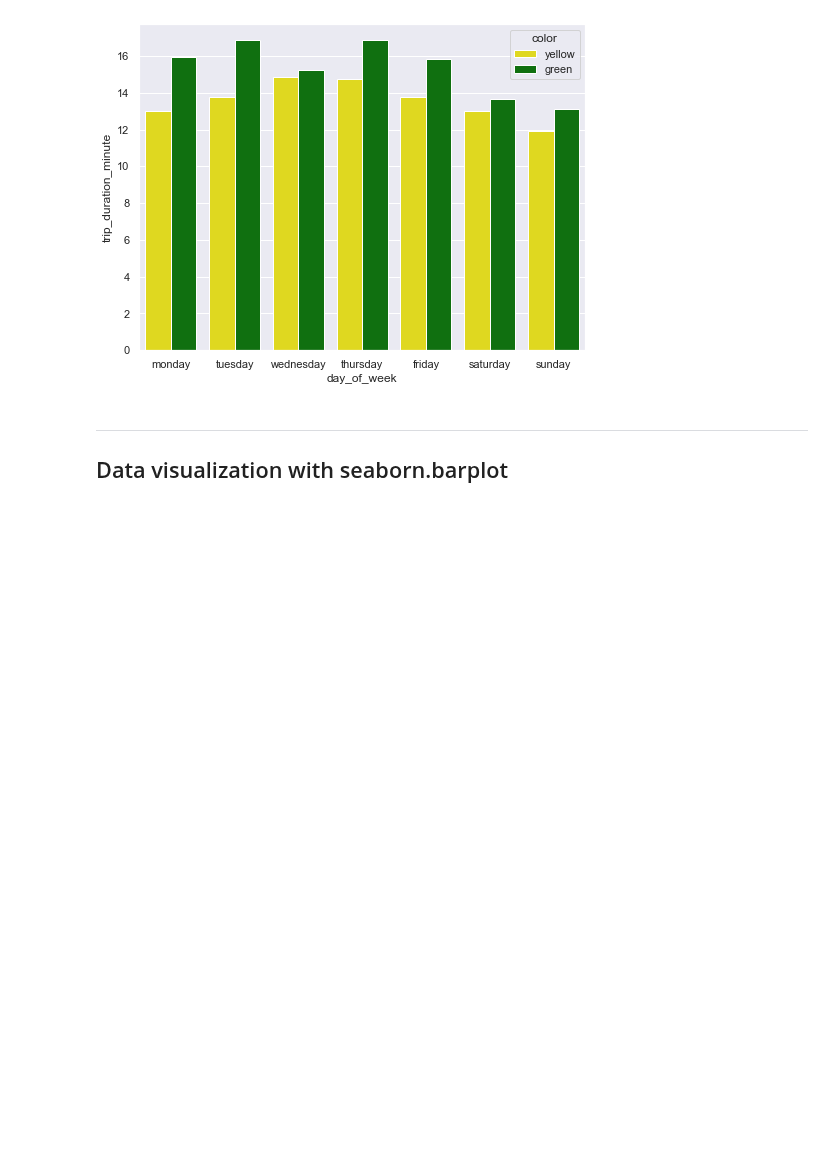
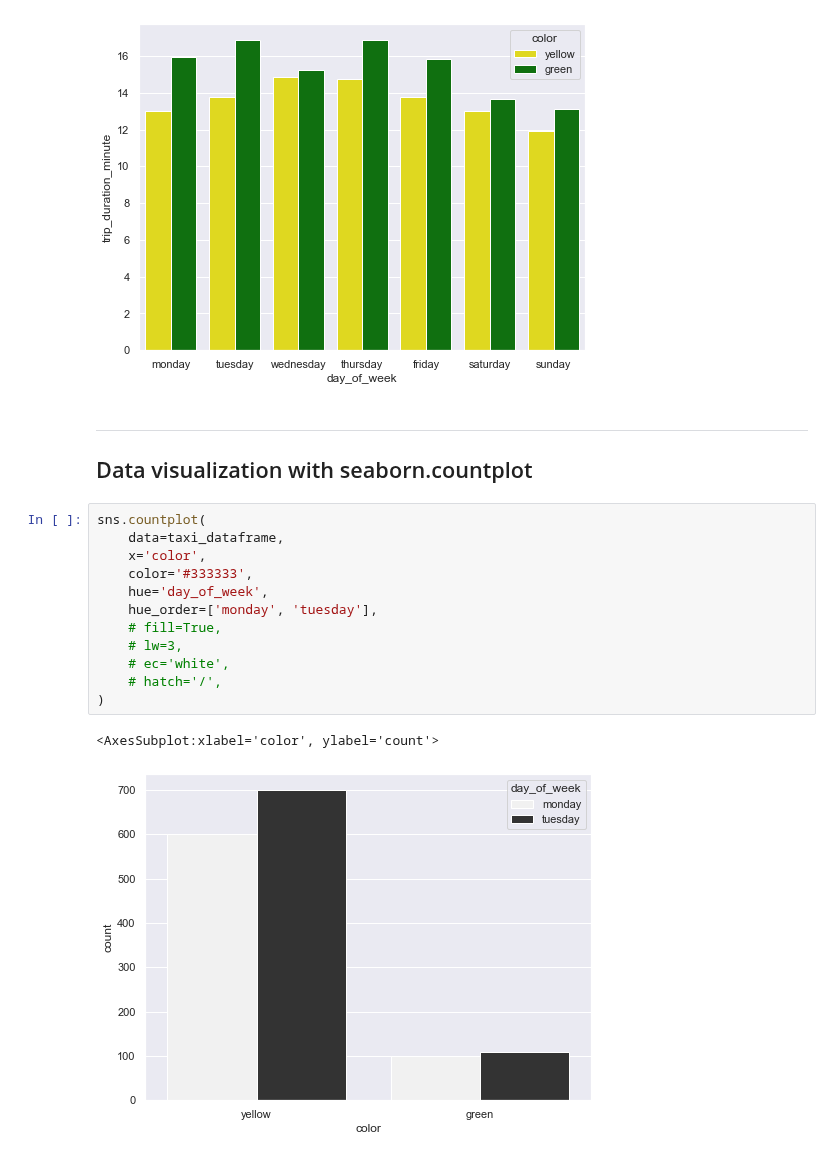
Before and after one commit to hyoaru/dsa-libraries-test, a Jupyter notebook: seaborn.ipynb, the cells around one changed output. Cells and saved outputs as stored; diff of their text form; blank space fills up the shorter version.

```diff
--- a/seaborn.ipynb
+++ b/seaborn.ipynb
@@ -477,4 +477,19 @@ sns.barplot(
 [figure]
 # %% [markdown]
 ---
-## Data visualization with seaborn.barplot
+## Data visualization with seaborn.countplot
+# %%
+sns.countplot(
+    data=taxi_dataframe,
+    x='color',
+    color='#333333',
+    hue='day_of_week',
+    hue_order=['monday', 'tuesday'],
+    # fill=True,
+    # lw=3,
+    # ec='white',
+    # hatch='/',
+)
+# %% [output]
+<AxesSubplot:xlabel='color', ylabel='count'>
+[figure, added]
```
Also changed, not shown: parts of 1 cell of this notebook.
